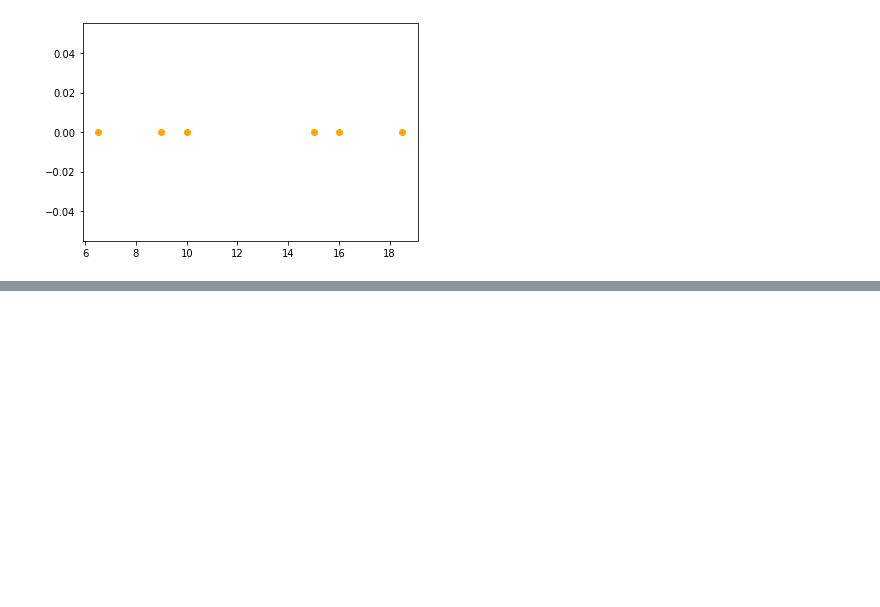
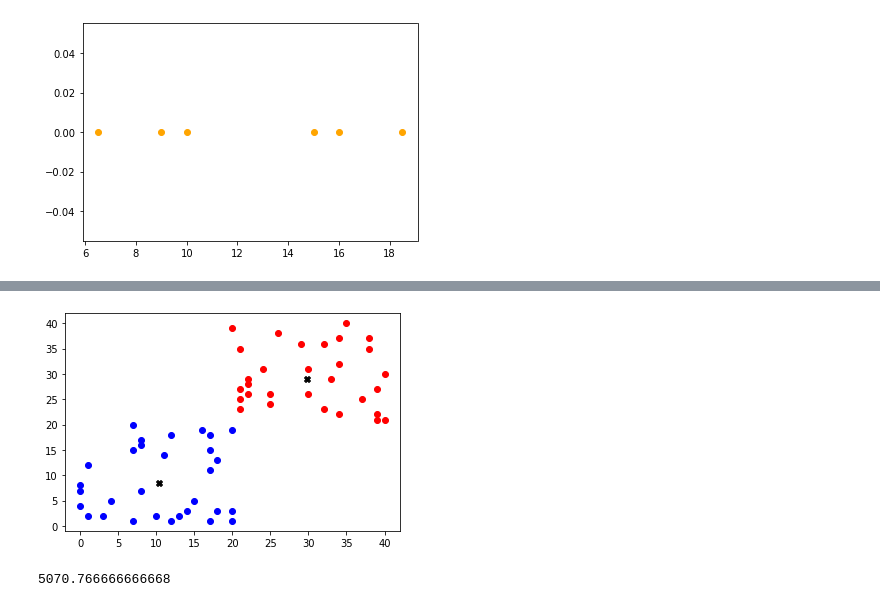
Before and after one commit to mowgliluciano/GA-clustering, a Jupyter notebook: TestPrimer.ipynb, the cells around one changed output, grey strips where cells are left out. Saved outputs shown, nothing was run; the diff lists cells and outputs as text; code cells hidden in the pictures; blank space fills up the shorter version.

```diff
--- a/TestPrimer.ipynb
+++ b/TestPrimer.ipynb
@@ -88,0 +139,2 @@ dict_values([[1, 2, 3], [4, 5, 6], [5]])
+# %%
+model_k_means = KMeans(n_clusters=2)
@@ -88,0 +158,16 @@ dict_values([[1, 2, 3], [4, 5, 6], [5]])
+# %%
+#Crtanje doijenog rezultata
+colors  =  {0:'r', 1:'b'}
+for i in range(len(points2)):
+    plt.scatter(points2[i][0], points2[i][1], c=colors[labels[i]])
+
+# Crtanje centroida
+for i in range(len(centres)):
+    plt.scatter(centres[i][0], centres[i][1], c='black', marker='X')
+# %% [output]
+[figure, added]
+# %%
+## SSE
+model_k_means.inertia_
+# %% [output]
+5070.766666666668
```
Also changed, not shown: parts of 24 cells of this notebook, 2 other files.
